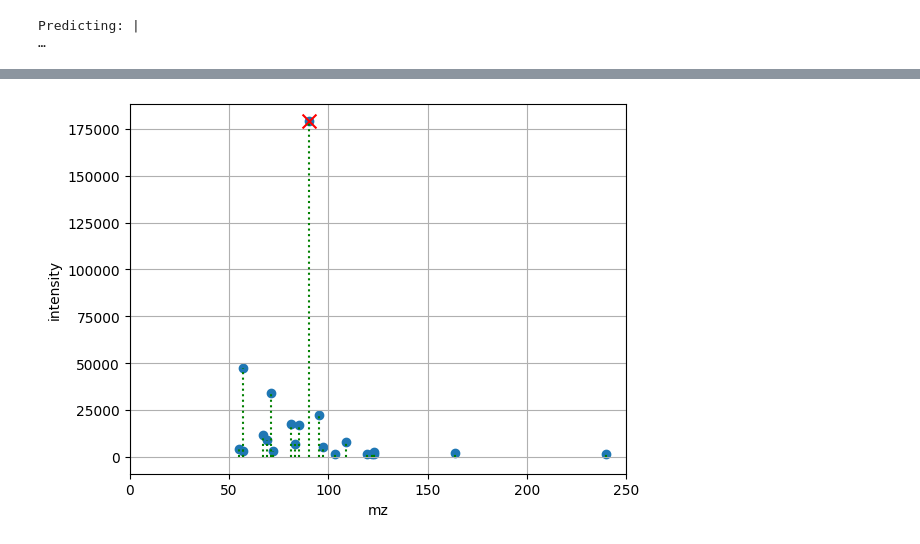
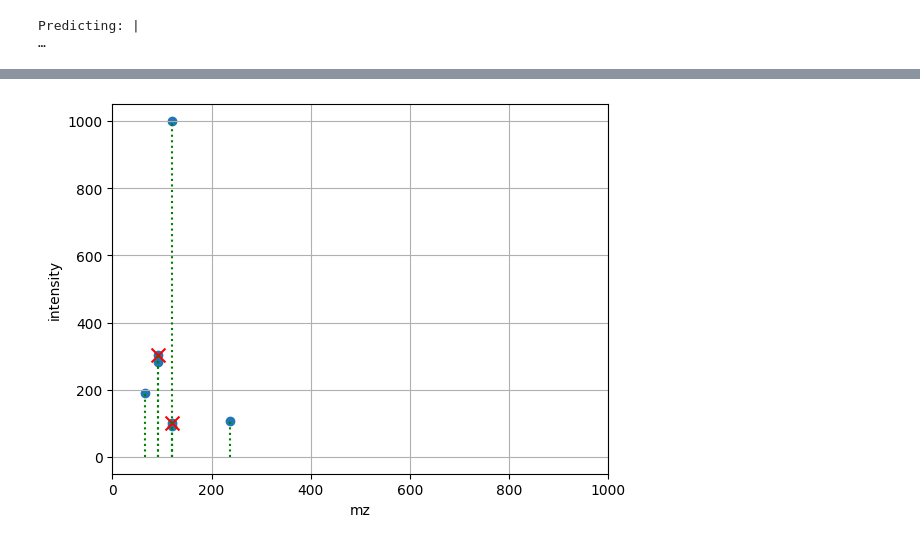
Before and after one commit to bittremieux-lab/simba, a Jupyter notebook: notebooks/interpretability_shap.ipynb, the cells around one changed output, grey strips where cells are left out. Cells and saved outputs as stored; diff of their text form; code cells hidden in the pictures.

```diff
--- a/notebooks/interpretability_shap.ipynb
+++ b/notebooks/interpretability_shap.ipynb
@@ -130,7 +152,7 @@ len(mol_gnps)
 # %% [output]
 274
 # %%
-index_gnps=14
+index_gnps=1
 # %%
 print(mol_gnps[index_gnps])
 # %% [output]
@@ -200,5 +222,5 @@ len(spectrum_0.mz), len(spectrum_1.mz)
 # %%
-def plot_peaks(mz, intensity, mark_indexes=[], xmin=0, xmax=250):
+def plot_peaks(mz, intensity, mark_indexes=[], xmin=0, xmax=1000):
     plt.scatter(mz, intensity)
 
     for x,y in zip(mz, intensity):
@@ -217,6 +255,6 @@ plot_peaks(spectrum_0.mz, spectrum_0.intensity, mark_indexes=[15])
 # %%
-plot_peaks(spectrum_1.mz, spectrum_1.intensity, mark_indexes=[10])
+plot_peaks(spectrum_1.mz, spectrum_1.intensity, mark_indexes=[2,3])
 # %% [output]
-[figure, old version]
+[figure, new version]
 # %%
 spectrum_0.params
```
Also changed, not shown: parts of 36 cells of this notebook, 4 other files.
